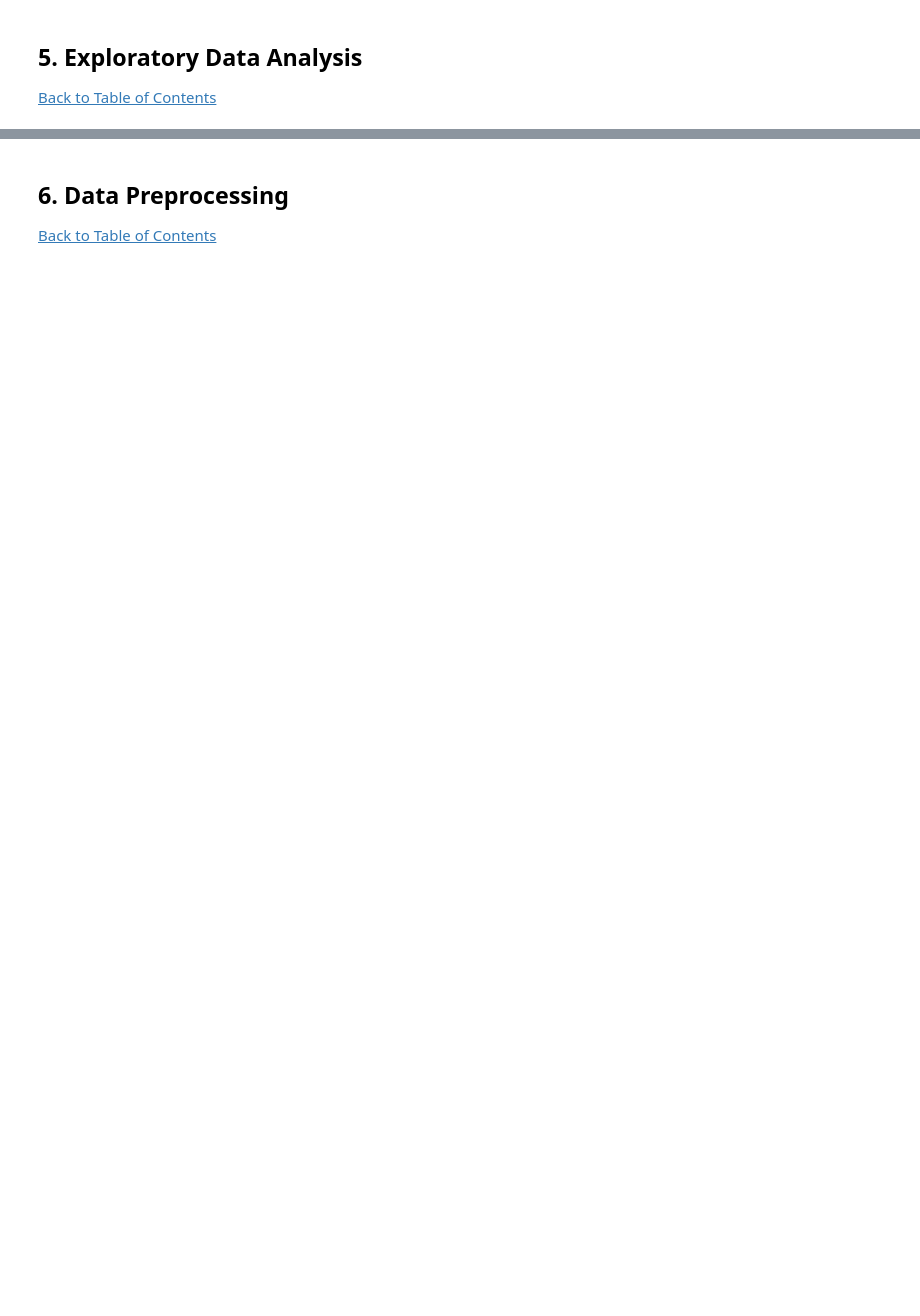
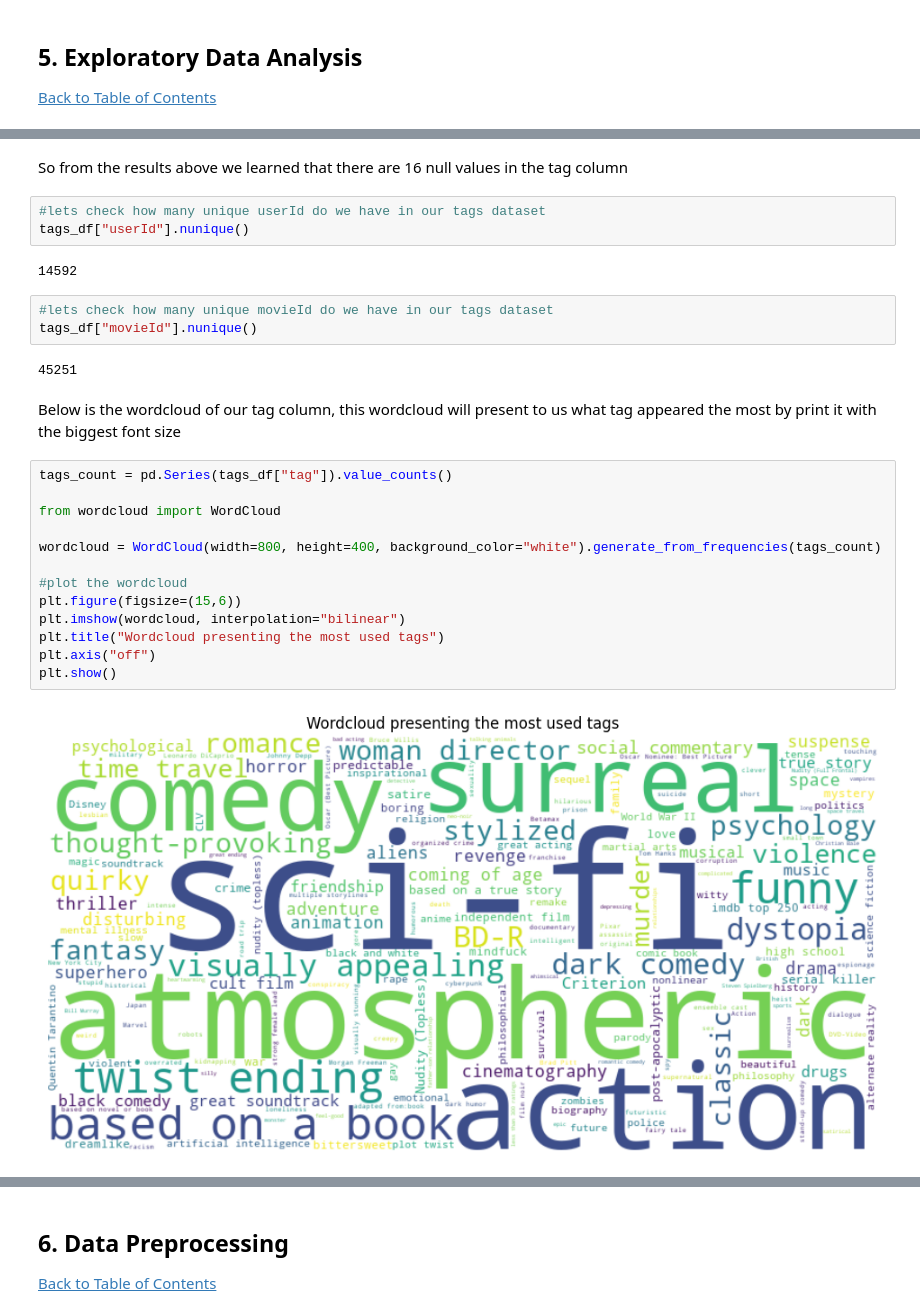
Before and after one commit to Mutiso-ac/Unsupervised-Predict-TeamBM5-2023, a Jupyter notebook: TeamBM5_Unsup_Learning_Notebbok.ipynb, the cells around one changed output, grey strips where cells are left out. Saved outputs shown, nothing was run; the diff lists cells and outputs as text; blank space fills up the shorter version.

```diff
--- a/TeamBM5_Unsup_Learning_Notebbok.ipynb
+++ b/TeamBM5_Unsup_Learning_Notebbok.ipynb
@@ -136,0 +218,29 @@ movies_df.head()
+# %% [markdown]
+So from the results above we learned that there are 16 null values in the tag column
+# %%
+#lets check how many unique userId do we have in our tags dataset
+tags_df["userId"].nunique()
+# %% [output]
+14592
+# %%
+#lets check how many unique movieId do we have in our tags dataset
+tags_df["movieId"].nunique()
+# %% [output]
+45251
+# %% [markdown]
+Below is the wordcloud of our tag column, this wordcloud will present to us what tag appeared the most by print it with the biggest font size
+# %%
+tags_count = pd.Series(tags_df["tag"]).value_counts()
+
+from wordcloud import WordCloud
+
+wordcloud = WordCloud(width=800, height=400, background_color="white").generate_from_frequencies(tags_count)
+
+#plot the wordcloud
+plt.figure(figsize=(15,6))
+plt.imshow(wordcloud, interpolation="bilinear")
+plt.title("Wordcloud presenting the most used tags")
+plt.axis("off")
+plt.show()
+# %% [output]
+[figure, added]
```
Also changed, not shown: parts of 89 cells of this notebook.
